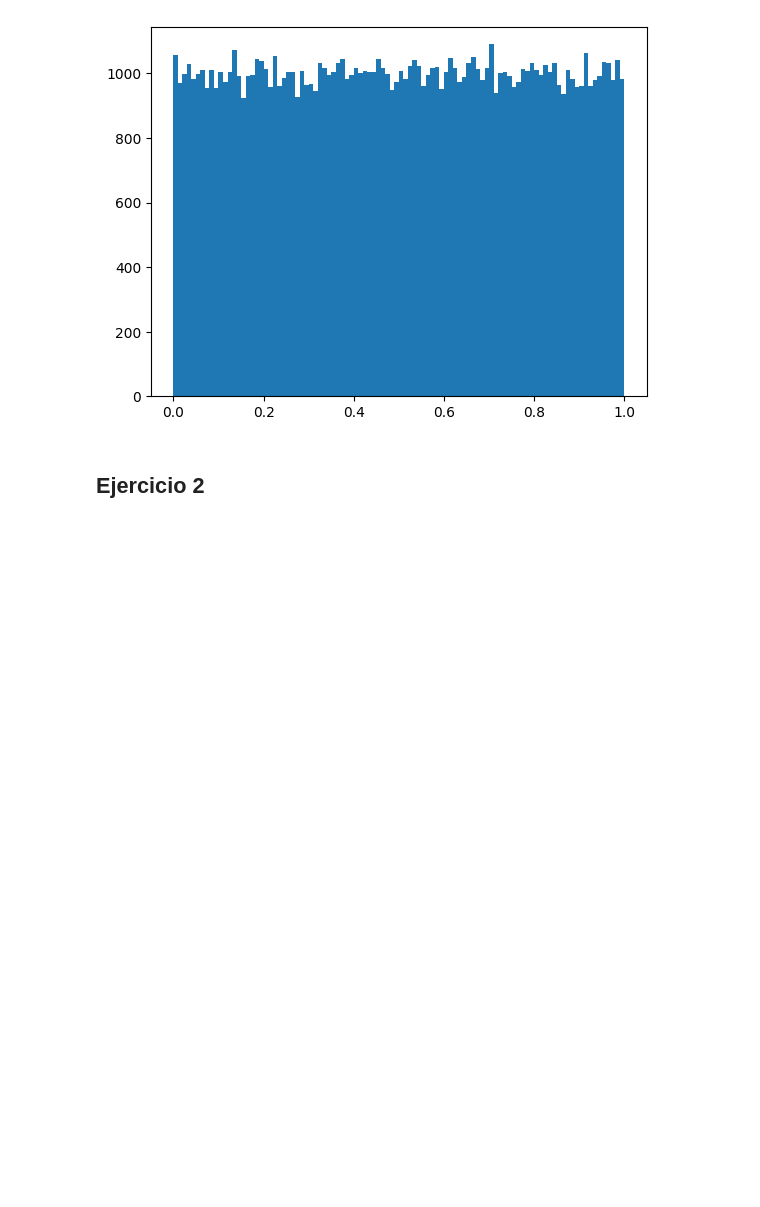
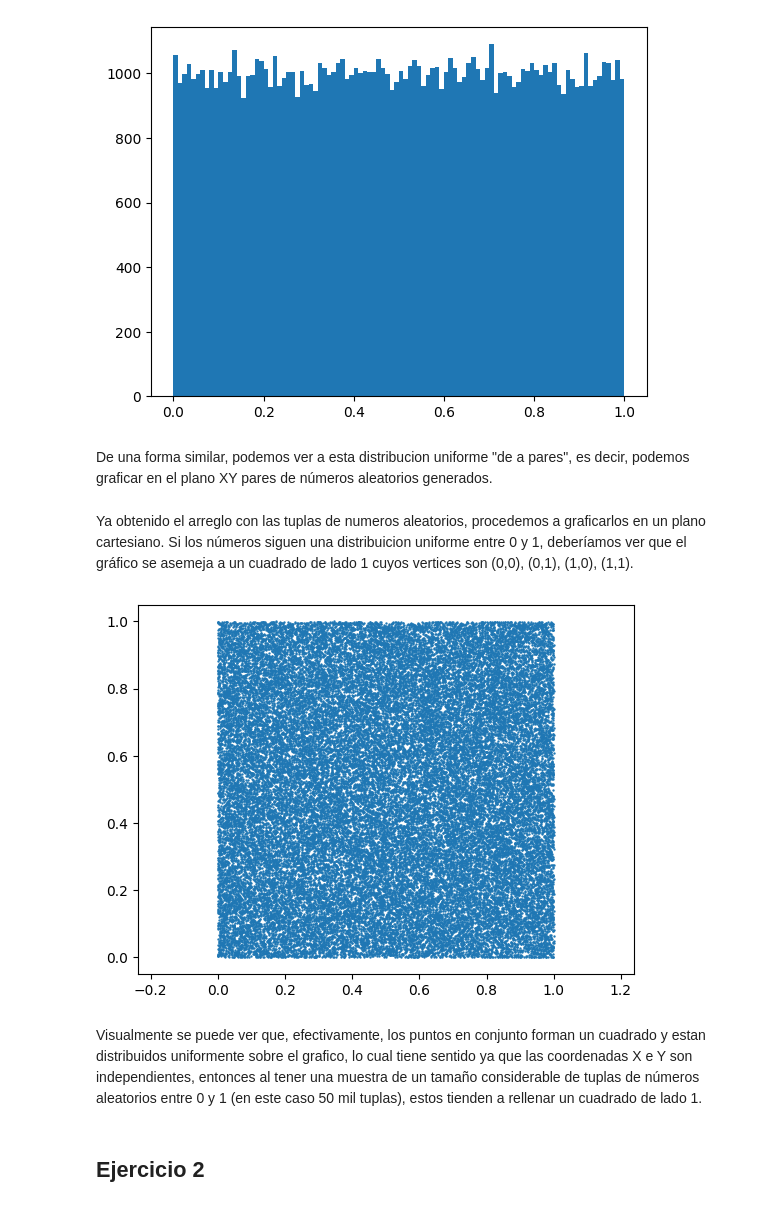
Before and after one commit to Rivejjj/Los-Simuladores, a Jupyter notebook: tp1.ipynb, the cells around one changed output. Saved outputs shown, nothing was run; the diff lists cells and outputs as text; code cells hidden in the pictures; blank space fills up the shorter version.

Commit message:
Agregado de grafico 2D para el RNG

```diff
--- a/tp1.ipynb
+++ b/tp1.ipynb
@@ -65,6 +65,24 @@ plt.hist(rand_numbers_normalized, bins = 100)
 plt.show()
 # %% [output]
 [figure]
+# %% [markdown]
+De una forma similar, podemos ver a esta distribucion uniforme "de a pares", es decir, podemos graficar en el plano XY pares de números aleatorios generados.
+# %%
+pairs_of_rand_numbers_normalized = []
+for i in range(50000):
+    pairs_of_rand_numbers_normalized.append((generator.normalized_rand(), generator.normalized_rand()))
+# %% [markdown]
+Ya obtenido el arreglo con las tuplas de numeros aleatorios, procedemos a graficarlos en un plano cartesiano. Si los números siguen una distribuicion uniforme entre 0 y 1, deberíamos ver que el gráfico se asemeja a un cuadrado de lado 1 cuyos vertices son (0,0), (0,1), (1,0), (1,1).
+# %%
+x = [p[0] for p in pairs_of_rand_numbers_normalized]
+y = [p[1] for p in pairs_of_rand_numbers_normalized]
+plt.scatter(x, y, s=0.5)
+plt.axis('equal')
+plt.show()
+# %% [output]
+[figure, added]
+# %% [markdown]
+Visualmente se puede ver que, efectivamente, los puntos en conjunto forman un cuadrado y estan distribuidos uniformente sobre el grafico, lo cual tiene sentido ya que las coordenadas X e Y son independientes, entonces al tener una muestra de un tamaño considerable de tuplas de números aleatorios entre 0 y 1 (en este caso 50 mil tuplas), estos tienden a rellenar un cuadrado de lado 1.
 # %% [markdown]
 ## Ejercicio 2
 # %% [markdown]
```
Also changed, not shown: parts of 1 cell of this notebook.
